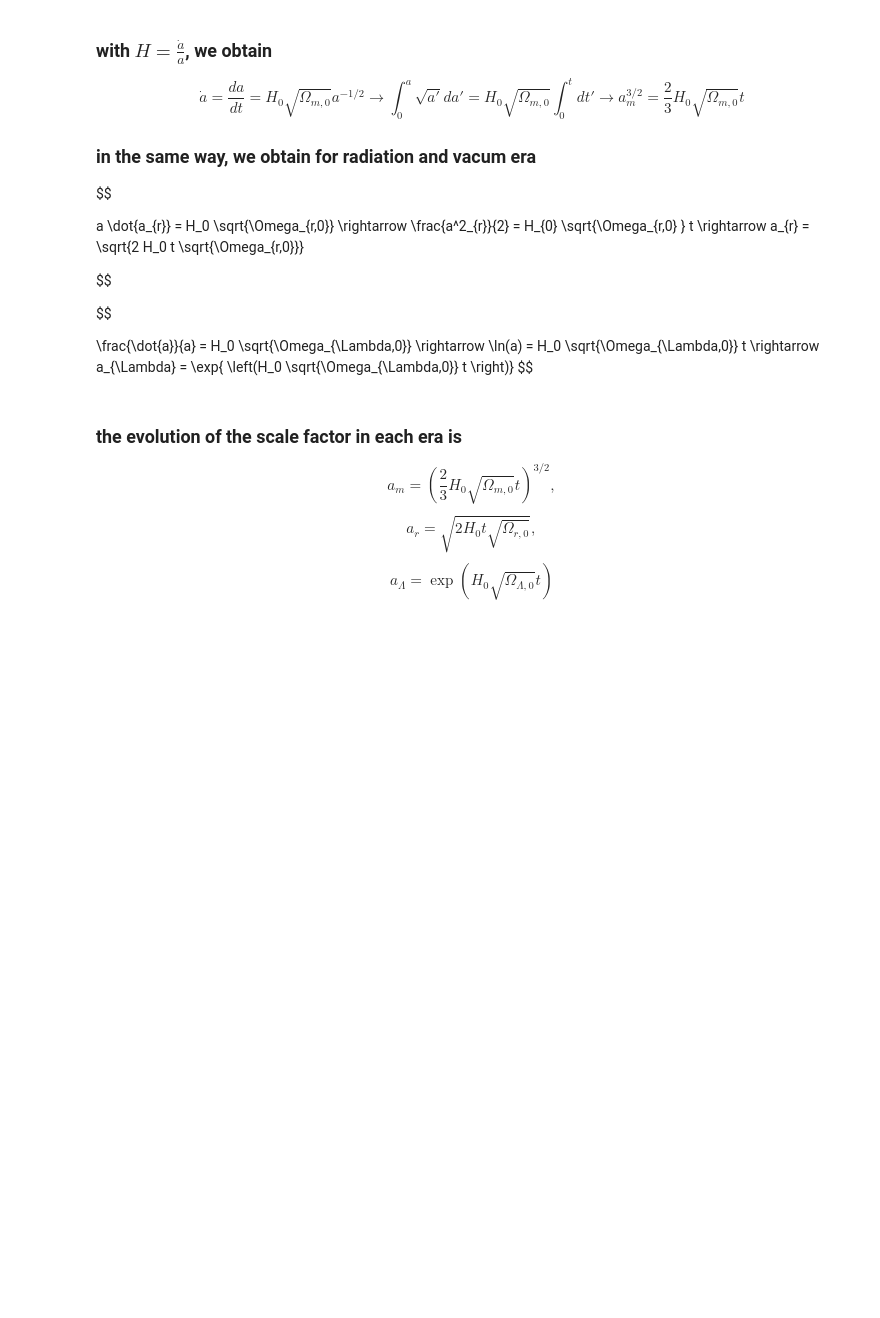
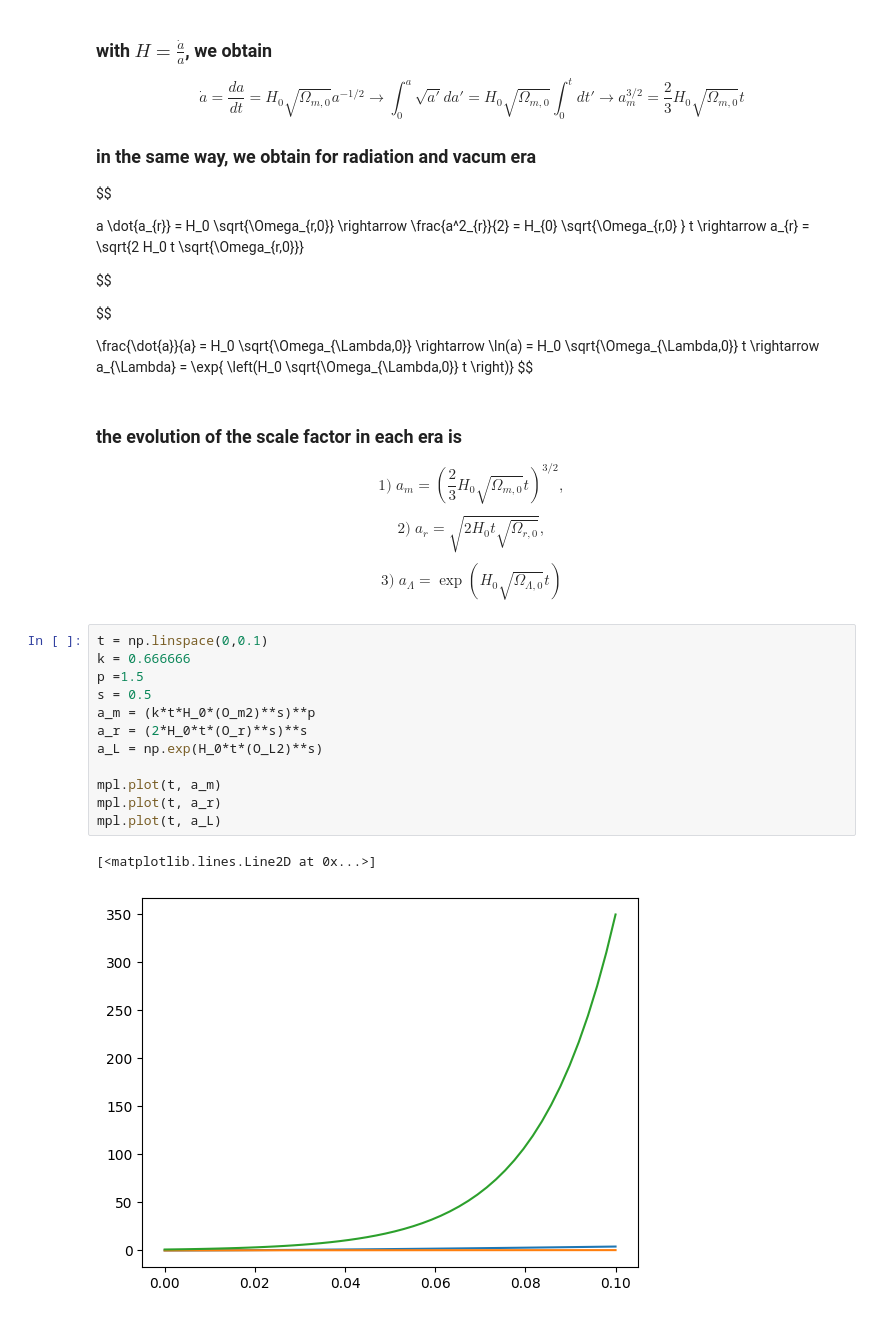
Before and after one commit to xlxnsxzpxtx/Metodos_cosmo, a Jupyter notebook: Practica_1/Practica_1.ipynb, the cells around one changed output. Saved outputs shown, nothing was run; the diff lists cells and outputs as text; blank space fills up the shorter version.

```diff
--- a/Practica_1/Practica_1.ipynb
+++ b/Practica_1/Practica_1.ipynb
@@ -162,11 +162,26 @@ $$
 # %% [markdown]
 ### the evolution of the scale factor in each era is
 $$
-a_m = \left(\frac{2}{3} H_0 \sqrt{\Omega_{m,0}} t \right)^{3/2},
+1)\; a_m = \left(\frac{2}{3} H_0 \sqrt{\Omega_{m,0}} t \right)^{3/2},
 $$
 $$
-a_{r} = \sqrt{2 H_0 t \sqrt{\Omega_{r,0}}},
+2) \; a_{r} = \sqrt{2 H_0 t \sqrt{\Omega_{r,0}}},
 $$
 $$
-a_{\Lambda} = \exp{ \left(H_0 \sqrt{\Omega_{\Lambda,0}} t \right)}
+3) \; a_{\Lambda} = \exp{ \left(H_0 \sqrt{\Omega_{\Lambda,0}} t \right)}
 $$
+# %%
+t = np.linspace(0,0.1)
+k = 0.666666
+p =1.5
+s = 0.5
+a_m = (k*t*H_0*(O_m2)**s)**p
+a_r = (2*H_0*t*(O_r)**s)**s
+a_L = np.exp(H_0*t*(O_L2)**s)
+
+mpl.plot(t, a_m)
+mpl.plot(t, a_r)
+mpl.plot(t, a_L)
+# %% [output]
+[<matplotlib.lines.Line2D at 0x...>]
+[figure, added]
```
Also changed, not shown: parts of 11 cells of this notebook, 1 other file.
